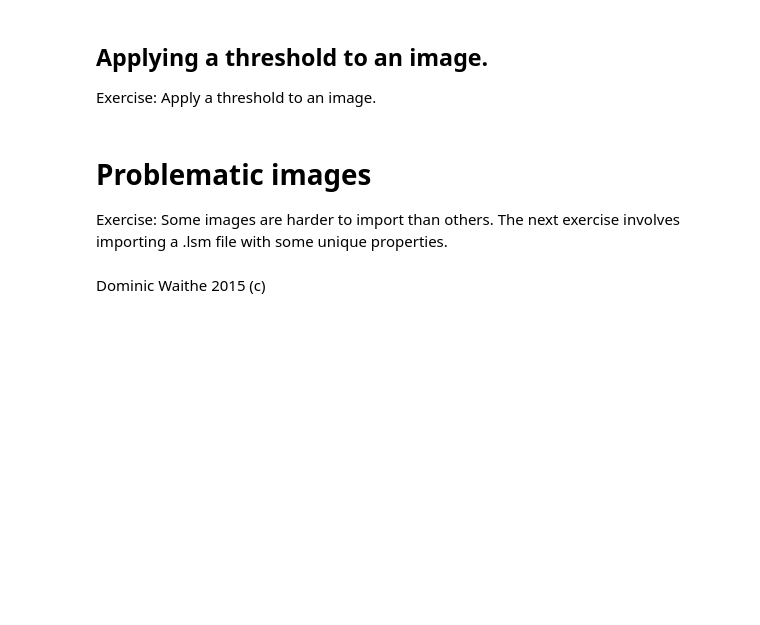
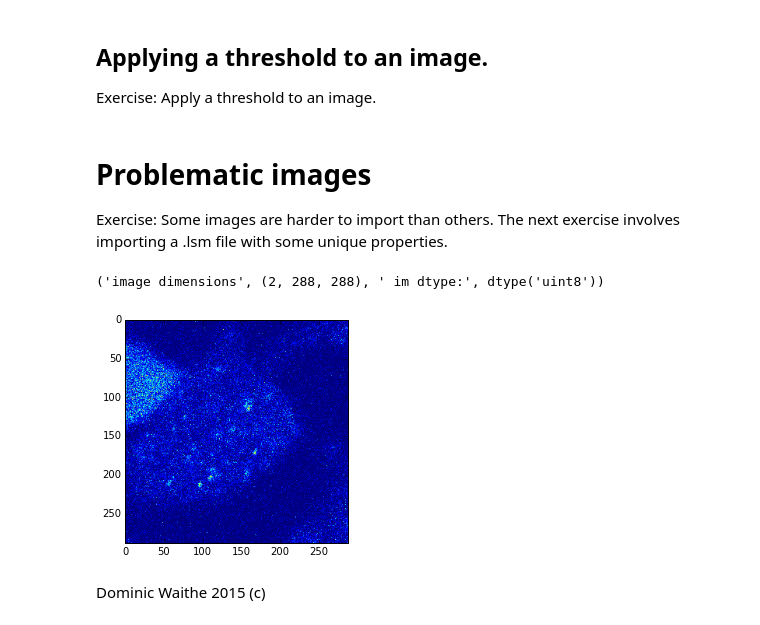
Before and after one commit to dwaithe/ONBI_image_analysis, a Jupyter notebook: day1_intro/2015 introduction to Image Analysis with Python.ipynb, the cells around one changed output. Drawn from its saved outputs; the diff is of its cells as text; code cells hidden in the pictures; blank space fills up the shorter version.

```diff
--- a/day1_intro/2015 introduction to Image Analysis with Python.ipynb
+++ b/day1_intro/2015 introduction to Image Analysis with Python.ipynb
@@ -155,15 +169,20 @@ Exercise: Some images are harder to import than others. The next exercise involv
 # %%
 im_stack = imreadtiff('post-FancyFRAP.lsm',key=2)
 #Experiment with different keys to view different slices of the image.
-im_stack.shape
 imshow(im_stack[1,:,:])
+
+#Notice the dimensions and data type.
+print('image dimensions',im_stack.shape, ' im dtype:',im_stack.dtype)
 
 #It is often easier to open an image in Fiji before attempting to open it
 #in python.
 #This particular file contains thumbnail images in every other frame, which
 #make normal automation tricky.
 
 #Final challenge.
 #Find images of the same size and then take a maximum project of the image.
+# %% [output]
+('image dimensions', (2, 288, 288), ' im dtype:', dtype('uint8'))
+[figure, added]
 # %% [markdown]
 Dominic Waithe 2015 (c)
```
Also changed, not shown: parts of 4 cells of this notebook.
